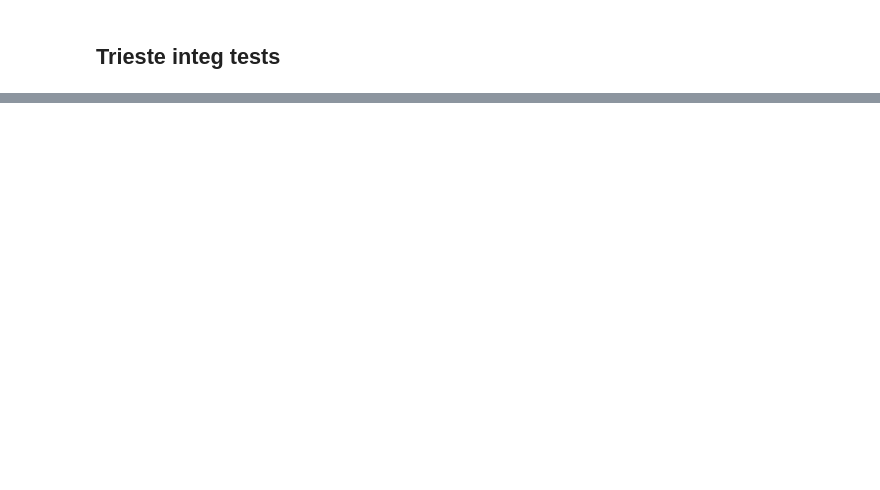
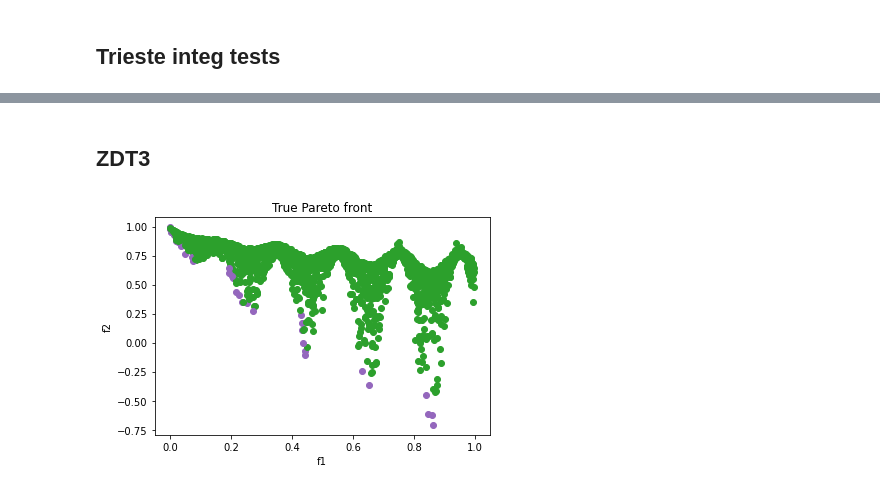
Before and after one commit to apaleyes/trieste, a Jupyter notebook: docs/notebooks/Untitled.ipynb, the cells around one changed output, grey strips where cells are left out. Saved outputs shown, nothing was run; the diff lists cells and outputs as text; code cells hidden in the pictures; blank space fills up the shorter version.

```diff
--- a/docs/notebooks/Untitled.ipynb
+++ b/docs/notebooks/Untitled.ipynb
@@ -428,3 +431,22 @@ input: (10, EfficientGlobalOptimization(
         <function generate_continuous_optimizer.<locals>.optimize_continuous at 0x...>,
         4), -3.2095)
 Optimization completed without errors
+# %% [markdown]
+## ZDT3
+# %%
+search_space = trieste.space.Box([0, 0], [1, 1])
+
+def f1(x):
+    return tf.reshape(x[:, 0], (-1, 1))
+
+def f2(x):
+    x1 = x[:, 0]
+    n = tf.cast(tf.shape(x)[-1], tf.float64)
+    g = 1.0 + tf.reduce_sum(x[:, 1:], axis=1) * 9.0 / (n - 1.0)
+    h = 1 - tf.sqrt(x1 / g) - x1 / g * tf.sin(10.0 * math.pi * x1)
+    return h[:, None]
+
+def f(x):
+    return tf.concat([f1(x), f2(x)], axis=-1)
+
+observer = mk_observer(f, OBJECTIVE)
@@ -430,0 +457,13 @@ Optimization completed without errors
+# %%
+#grid, xx, yy = plotting.create_grid(search_space.lower, search_space.upper, grid_density=30)
+
+grid = search_space.sample(2000)
+
+points_in_objective_space = f(grid)
+plotting.plot_mobo_points_in_obj_space(points_in_objective_space, num_init=0)
+plt.xlabel("f1");
+plt.ylabel("f2");
+plt.title("True Pareto front");
+plt.show();
+# %% [output]
+[figure, added]
```
Also changed, not shown: parts of 15 cells of this notebook, 1 other file.
